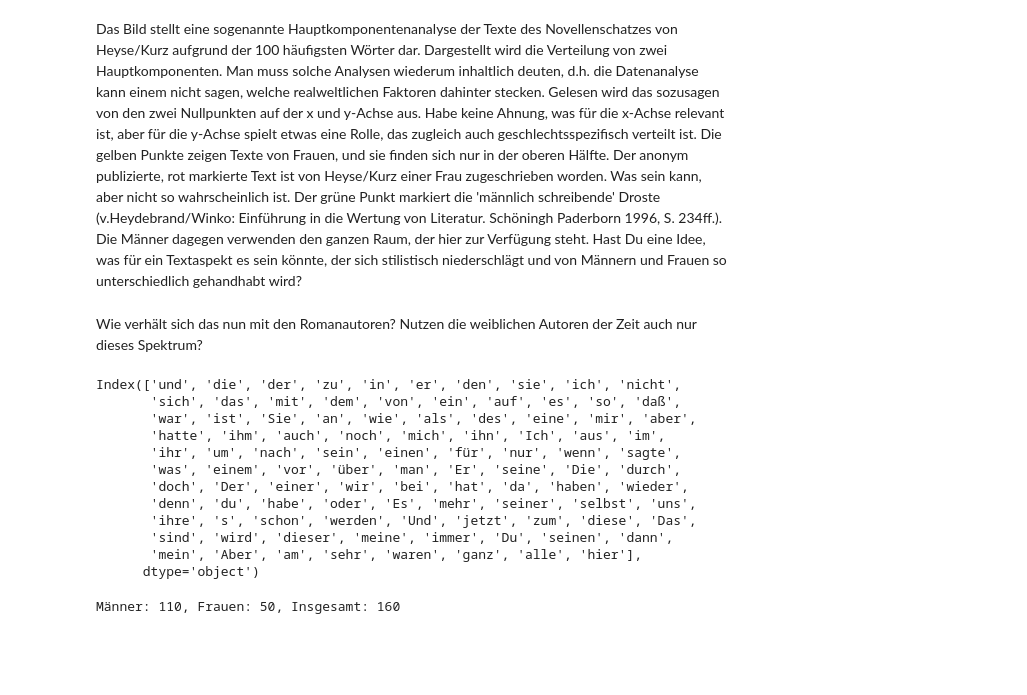
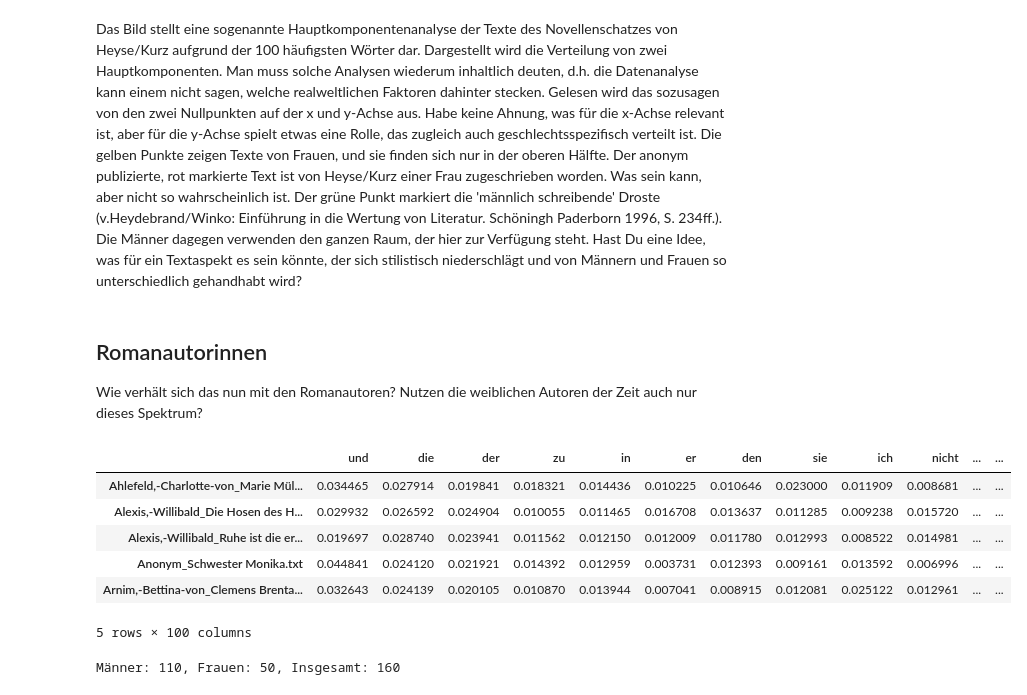
Before and after one commit to fotisj/novellenschatz, a Jupyter notebook: Analyse des Novellenschatzes.ipynb, the cells around one changed output. Cells and saved outputs as stored; diff of their text form; code cells hidden in the pictures; blank space fills up the shorter version.

```diff
--- a/Analyse des Novellenschatzes.ipynb
+++ b/Analyse des Novellenschatzes.ipynb
@@ -801,6 +806,7 @@ plt.show()
 # %% [markdown]
 Das Bild stellt eine sogenannte Hauptkomponentenanalyse der Texte des Novellenschatzes von Heyse/Kurz aufgrund der 100 häufigsten Wörter dar. Dargestellt wird die Verteilung von zwei Hauptkomponenten. Man muss solche Analysen wiederum inhaltlich deuten, d.h. die Datenanalyse kann einem nicht sagen, welche realweltlichen Faktoren dahinter stecken. Gelesen wird das sozusagen von den zwei Nullpunkten auf der x und y-Achse aus. Habe keine Ahnung, was für die x-Achse relevant ist, aber für die y-Achse spielt etwas eine Rolle, das zugleich auch geschlechtsspezifisch verteilt ist. Die gelben Punkte zeigen Texte von Frauen, und sie finden sich nur in der oberen Hälfte. Der anonym publizierte, rot markierte Text ist von Heyse/Kurz einer Frau zugeschrieben worden. Was sein kann, aber nicht so wahrscheinlich ist. Der grüne Punkt markiert die 'männlich schreibende' Droste (v.Heydebrand/Winko: Einführung in die Wertung von Literatur. Schöningh Paderborn 1996, S. 234ff.). Die Männer dagegen verwenden den ganzen Raum, der hier zur Verfügung steht. Hast Du eine Idee, was für ein Textaspekt es sein könnte, der sich stilistisch niederschlägt und von Männern und Frauen so unterschiedlich gehandhabt wird?
 # %% [markdown]
+## Romanautorinnen
 Wie verhält sich das nun mit den Romanautoren? Nutzen die weiblichen Autoren der Zeit auch nur dieses Spektrum?
 # %%
 dir_ = r"\mydata\Dropbox\uni\Romangeschichte\romankorpus\data"
@@ -815,23 +821,17 @@ for n in novels:
     shutil.copy(source, target_dir)
 # %%
 now = 100
-data = pd.read_csv(r"\mydata\Dropbox\uni\PROJEKT\pydelta\pydelta\corpus_words_novels.csv", index_col=0)[0:now].T
-meta[meta.Datei == "Arnim,-Bettina-von_Clemens Brentanos Frühlingskranz.txt"]
-mfw_novels = data.columns
+data_r = pd.read_csv(r"\mydata\Dropbox\uni\PROJEKT\pydelta\pydelta\corpus_words_novels.csv", index_col=0)[0:now].T
+mfw_novels = data_r.columns
 mfw_novels
 # %% [output]
+|  | und | die | der | zu | in | er | den | sie | ich | nicht | ... | ... |
+| Ahlefeld,-Charlotte-von_Marie Mül... | 0.034465 | 0.027914 | 0.019841 | 0.018321 | 0.014436 | 0.010225 | 0.010646 | 0.023000 | 0.011909 | 0.008681 | ... | ... |
+| Alexis,-Willibald_Die Hosen des H... | 0.029932 | 0.026592 | 0.024904 | 0.010055 | 0.011465 | 0.016708 | 0.013637 | 0.011285 | 0.009238 | 0.015720 | ... | ... |
+| Alexis,-Willibald_Ruhe ist die er... | 0.019697 | 0.028740 | 0.023941 | 0.011562 | 0.012150 | 0.012009 | 0.011780 | 0.012993 | 0.008522 | 0.014981 | ... | ... |
+| Anonym_Schwester Monika.txt | 0.044841 | 0.024120 | 0.021921 | 0.014392 | 0.012959 | 0.003731 | 0.012393 | 0.009161 | 0.013592 | 0.006996 | ... | ... |
+| Arnim,-Bettina-von_Clemens Brenta... | 0.032643 | 0.024139 | 0.020105 | 0.010870 | 0.013944 | 0.007041 | 0.008915 | 0.012081 | 0.025122 | 0.012961 | ... | ... |
-Index(['und', 'die', 'der', 'zu', 'in', 'er', 'den', 'sie', 'ich', 'nicht',
-       'sich', 'das', 'mit', 'dem', 'von', 'ein', 'auf', 'es', 'so', 'daß',
-       'war', 'ist', 'Sie', 'an', 'wie', 'als', 'des', 'eine', 'mir', 'aber',
-       'hatte', 'ihm', 'auch', 'noch', 'mich', 'ihn', 'Ich', 'aus', 'im',
-       'ihr', 'um', 'nach', 'sein', 'einen', 'für', 'nur', 'wenn', 'sagte',
-       'was', 'einem', 'vor', 'über', 'man', 'Er', 'seine', 'Die', 'durch',
-       'doch', 'Der', 'einer', 'wir', 'bei', 'hat', 'da', 'haben', 'wieder',
-       'denn', 'du', 'habe', 'oder', 'Es', 'mehr', 'seiner', 'selbst', 'uns',
-       'ihre', 's', 'schon', 'werden', 'Und', 'jetzt', 'zum', 'diese', 'Das',
-       'sind', 'wird', 'dieser', 'meine', 'immer', 'Du', 'seinen', 'dann',
-       'mein', 'Aber', 'am', 'sehr', 'waren', 'ganz', 'alle', 'hier'],
-      dtype='object')
+5 rows × 100 columns
 # %%
 meta.Geschlecht = meta.Geschlecht.fillna("o")
 # %%
```
Also changed, not shown: parts of 5 cells of this notebook.
